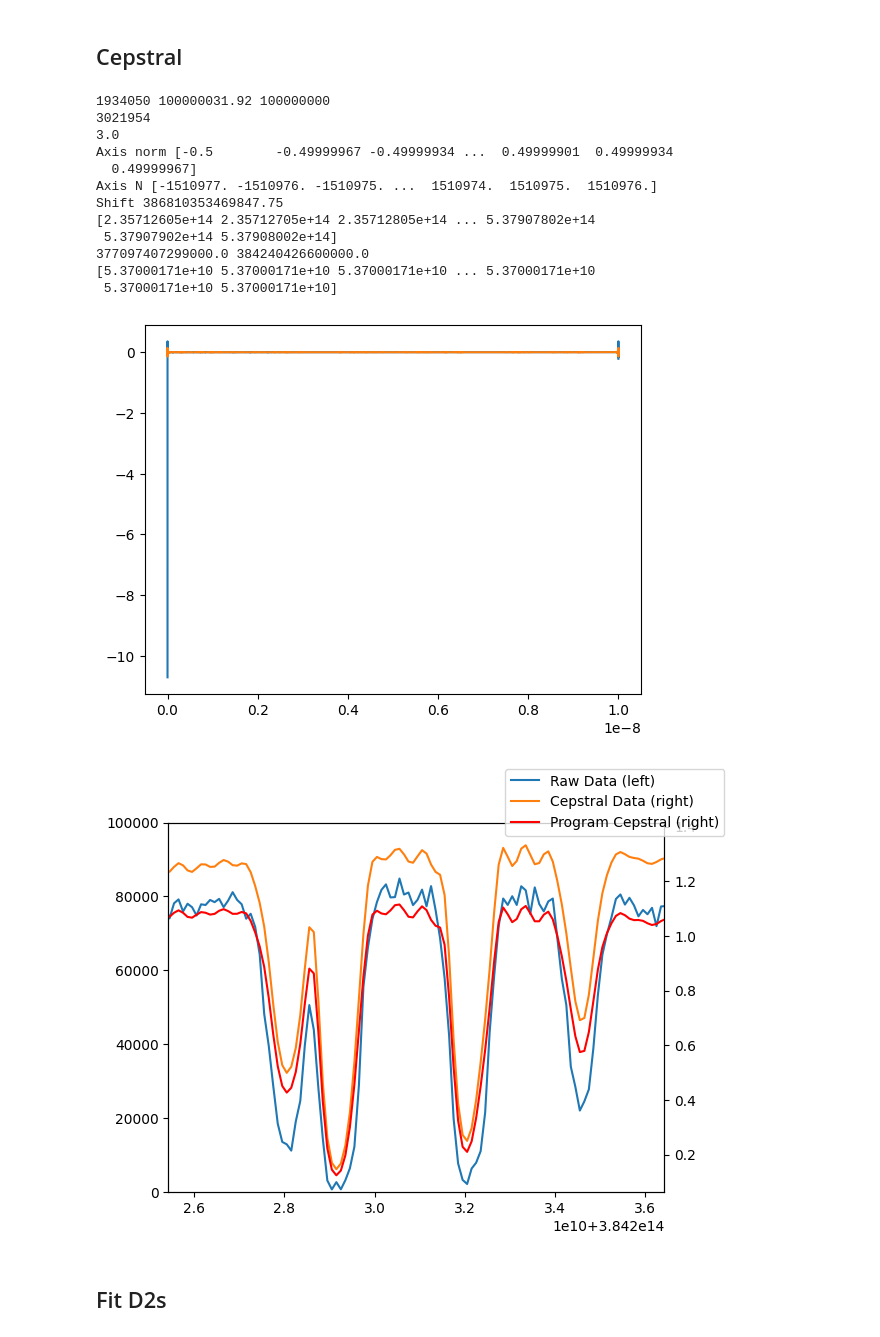
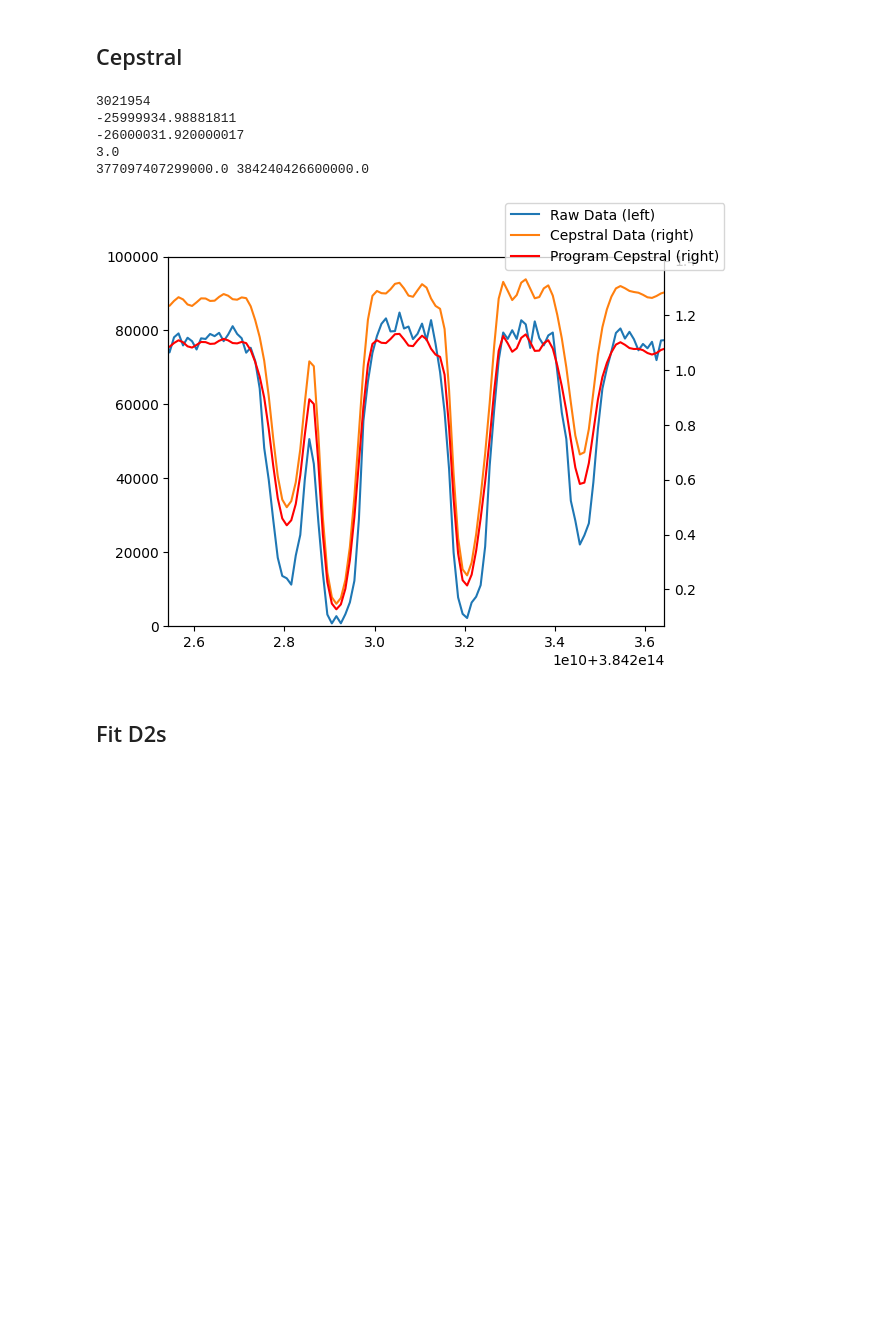
Before and after one commit to Seabear-attack/dev-table, a Jupyter notebook: Dual Comb/full_Rb_analysis.ipynb, the cells around one changed output. Cells and saved outputs as stored; diff of their text form; code cells hidden in the pictures; blank space fills up the shorter version.

```diff
--- a/Dual Comb/full_Rb_analysis.ipynb
+++ b/Dual Comb/full_Rb_analysis.ipynb
@@ -405,9 +405,9 @@ for line, isotopes in lines.items():
 # %% [markdown]
 ## Cepstral
 # %%
-# path = Path(r"C:\Users\mike\Documents\School\Research\Diddams\data\20251030_15h49m14s")
+path = Path(r"C:\Users\mike\Documents\School\Research\Diddams\data\20251030_15h49m14s")
 # path = Path(r"C:\Users\mike\Documents\School\Research\Diddams\data\20251023_10h18m12s")
-path = Path(r"/home/mike/Documents/Boulder_PhD/Data/20251030_15h49m14s")
+# path = Path(r"/home/mike/Documents/Boulder_PhD/Data/20251030_15h49m14s")
 comppath = path / 'rb_cepstral.csv'
 comp_data = pd.read_csv(comppath)
 
@@ -422,7 +422,6 @@ dfr = params['dfr']
 sample_rate = params['sampling_rate_Hz']
 nu_cw = C_MKS / params['reference1_laser_wvl_nm'] * 1e9
 cw_mode1 = round((nu_cw + fb1 - f01) / fr1)
-print(cw_mode1, fr1, sample_rate)
 harmonic = params['nb_harmonic']
 extra_ref_slope_factor = params['extra_ref_slope_factor']
 
@@ -433,59 +432,46 @@ ppigm = len(avg_signal)
 print(ppigm)
 
 electrical_freq_cw_tooth_true = alias_frequency((fb1 - fb2)*harmonic, 0, fr1 + dfr)
+print(electrical_freq_cw_tooth_true)
 electrical_freq_cw_tooth_sampled = alias_frequency((fb1 - fb2+ extra_ref_slope_factor * sample_rate / 2/ np.pi)*harmonic, 0, sample_rate)
+print(electrical_freq_cw_tooth_sampled)
 ntooth_shift =  np.round(np.abs(electrical_freq_cw_tooth_sampled - electrical_freq_cw_tooth_true)/dfr)
 print(ntooth_shift)
 
 axis_norm = fftshift(fftfreq(ppigm))
 axis_N = axis_norm * ppigm
 axis_shift = harmonic * ((cw_mode1) * fr1 + f01) + 3 * fr1
-print("Axis norm", axis_norm)
-print("Axis N", axis_N)
-print("Shift", axis_shift)
 # Still need to derive extra mode offset
 raw_optical_axis = (axis_N ) * fr1 + axis_shift
-print(raw_optical_axis)
 
 raw_spectrum = np.abs(fftshift(fft(avg_signal)))
 
 absorbance = calc_absorbance(raw_spectrum)
 
 time_axis = np.linspace(0, 1/ sample_rate, ppigm)
 freq_cuton, freq_cutoff = (nu0_D1- 10e9, nu0_D2 + 10e9)
 print(freq_cuton,freq_cutoff)
 mod_igm, cepstral_optical, cepstral_time = calc_cepstral_modified_igm(absorbance, raw_optical_axis, time_axis, freq_cuton, freq_cutoff)
 
 time_cutons, time_cutoffs = ([0, 2e-9], [1e-11 ,1/sample_rate])
 cepstral_spectrum_full = calc_cepstral_spectrum(np.copy(mod_igm), cepstral_time, time_cutons, time_cutoffs)
-plt.plot(cepstral_time, np.real(mod_igm))
-plt.plot(cepstral_time, np.imag(mod_igm))
 # Plot comparison
 f, ax = plt.subplots()
 ax2 = plt.twinx()
 ax.plot(raw_optical_axis, raw_spectrum, color='tab:blue', label="Raw Data (left)")
 # ax2.plot(peak_axis, unshift_spectrum, 'r-', label='Model (right)')
 ax2.plot(cepstral_optical, cepstral_spectrum_full, color='tab:orange', label='Cepstral Data (right)')
 ax2.plot(comparison_axis, comparison_spectrum, color='r', label='Program Cepstral (right)')
-print(cepstral_optical-comparison_axis[:len(cepstral_optical)])
 ax.set_xlim(nu0_D2 - 5e9, nu0_D2 + 6e9)
 # ax.set_xlim(nu0_D2 + 9e9, nu0_D2 + 11e9)
 ax.set_ylim(0, 1e5)
 # ax.set_ylim(0, 5e5)
 f.legend()
 f.show()
 # %% [output]
-1934050 100000031.92 100000000
 3021954
+-25999934.98881811
+-26000031.920000017
 3.0
-Axis norm [-0.5        -0.49999967 -0.49999934 ...  0.49999901  0.49999934
-  0.49999967]
-Axis N [-1510977. -1510976. -1510975. ...  1510974.  1510975.  1510976.]
-Shift 386810353469847.75
-[2.35712605e+14 2.35712705e+14 2.35712805e+14 ... 5.37907802e+14
- 5.37907902e+14 5.37908002e+14]
 377097407299000.0 384240426600000.0
-[5.37000171e+10 5.37000171e+10 5.37000171e+10 ... 5.37000171e+10
- 5.37000171e+10 5.37000171e+10]
-[figure, old version]
+[figure, new version]
-[figure, removed]
```
Also changed, not shown: parts of 1 cell of this notebook, 1 other file.
